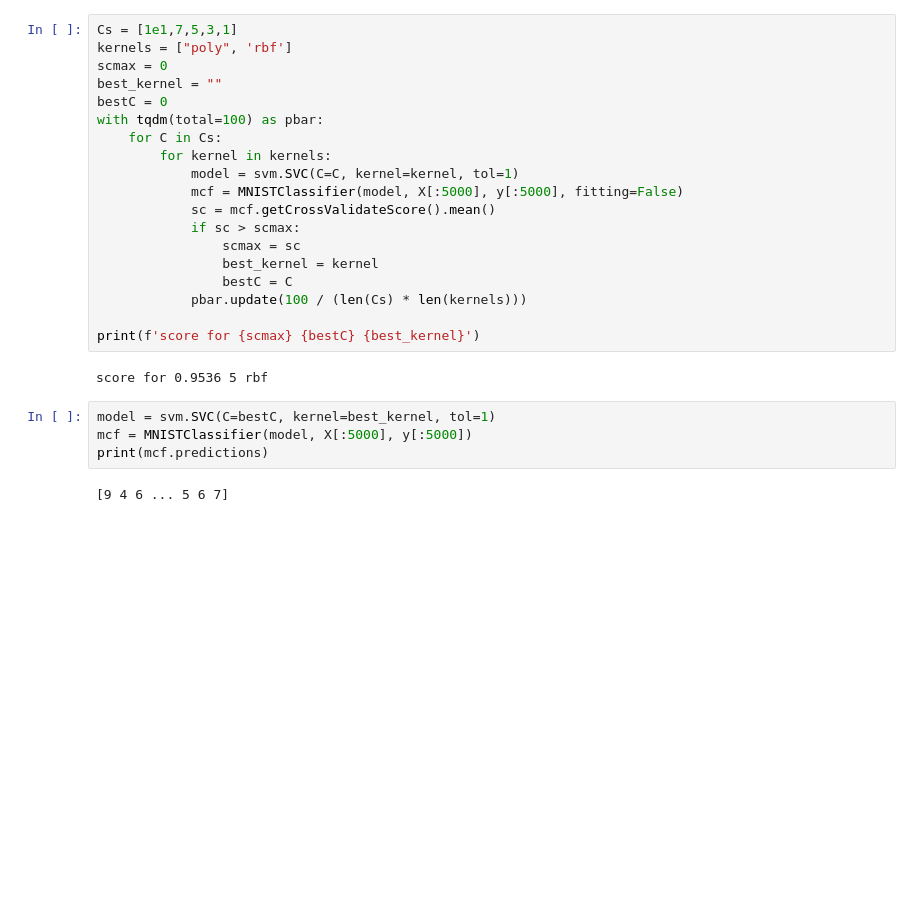
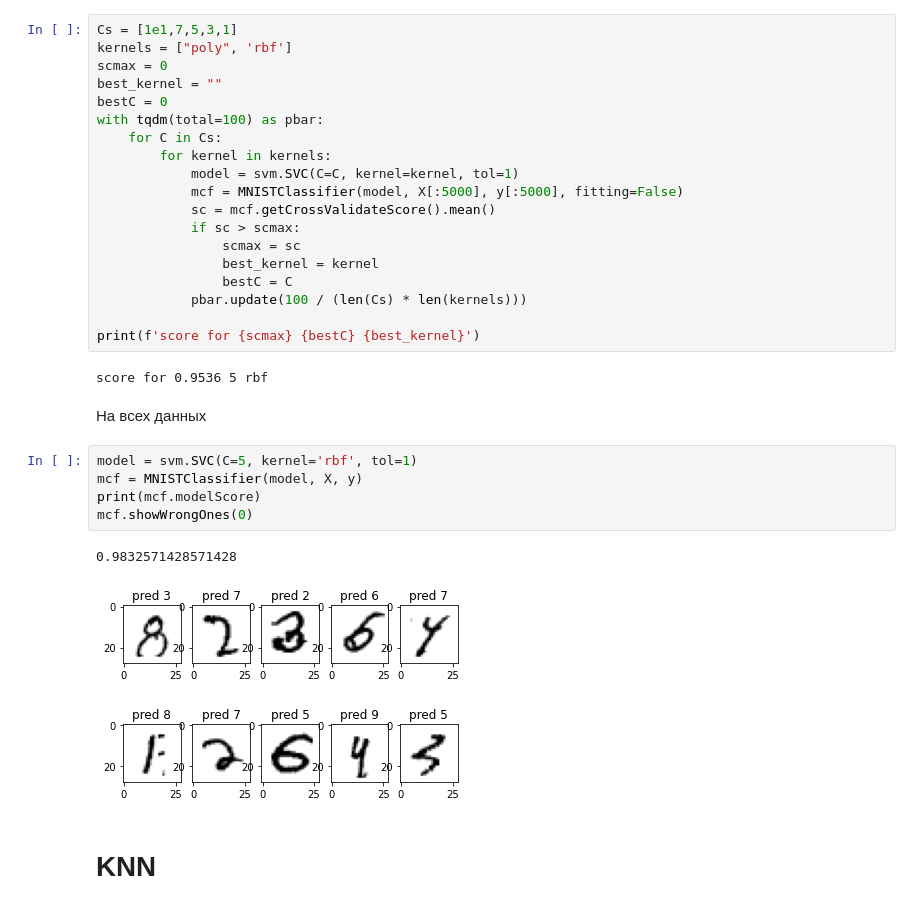
Before and after one commit to naviak/MLTasks, a Jupyter notebook: Task2/mnist.ipynb, the cells around one changed output. Cells and saved outputs as stored; diff of their text form; blank space fills up the shorter version.

```diff
--- a/Task2/mnist.ipynb
+++ b/Task2/mnist.ipynb
@@ -61,9 +58,15 @@ with tqdm(total=100) as pbar:
 print(f'score for {scmax} {bestC} {best_kernel}')
 # %% [output]
 score for 0.9536 5 rbf
+# %% [markdown]
+На всех данных
 # %%
-model = svm.SVC(C=bestC, kernel=best_kernel, tol=1)
-mcf = MNISTClassifier(model, X[:5000], y[:5000])
-print(mcf.predictions)
+model = svm.SVC(C=5, kernel='rbf', tol=1)
+mcf = MNISTClassifier(model, X, y)
+print(mcf.modelScore)
+mcf.showWrongOnes(0)
 # %% [output]
-[9 4 6 ... 5 6 7]
+0.9832571428571428
+[figure, added]
+# %% [markdown]
+# KNN
```
Also changed, not shown: parts of 8 cells of this notebook, 1 other file.
